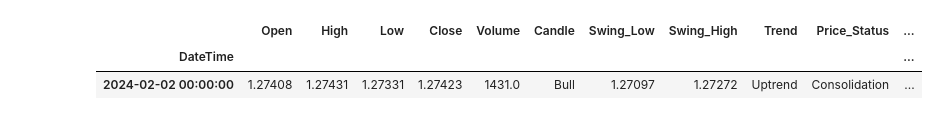
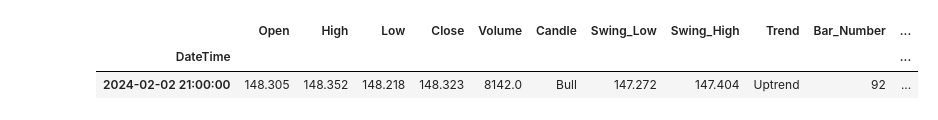
Before and after one commit to jsacap/trading_sandbox, a Jupyter notebook: trend_tracing.ipynb, the cells around one changed output. Saved outputs shown, nothing was run; the diff lists cells and outputs as text; code cells hidden in the pictures.

```diff
--- a/trend_tracing.ipynb
+++ b/trend_tracing.ipynb
@@ -20,12 +22,12 @@ df = yf.download(ticker, period="1y", interval="1h")
 # , delimiter='\t', names=['Open', 'High', 'Low', 'Close', 'Volume'], header=0
 
 # Darwinex spreadsheet
-df = pd.read_csv('../Data/Darwinex/GBPUSD60.csv', header=None, names=['Date', 'Time', 'Open', 'High', 'Low', 'Close', 'Volume'])
+df = pd.read_csv('../Data/Darwinex/USDJPY60.csv', header=None, names=['Date', 'Time', 'Open', 'High', 'Low', 'Close', 'Volume'])
 df['DateTime'] = pd.to_datetime(df['Date'] + ' ' + df['Time'])
 df.set_index('DateTime', inplace=True)
 df.drop(columns=['Date', 'Time'], inplace=True)
 # %%
-df = df.iloc[-500:]
+df = df.iloc[-250:]
 # %%
 # fig = go.Figure(data=[go.Candlestick(x=df.index,
 #                 open=df.Open,
@@ -198,8 +213,8 @@ else:
     print("Each row of the 'Trend' column contains only one trend.")
 # %%
 # Get the row based on the bar number
-df[df['Bar_Number'] == 200]
+df[df['Bar_Number'] == 92]
 # %% [output]
-|  | Open | High | Low | Close | Volume | Candle | Swing_Low | Swing_High | Trend | Price_Status | ... |
+|  | Open | High | Low | Close | Volume | Candle | Swing_Low | Swing_High | Trend | Bar_Number | ... |
 | DateTime |  |  |  |  |  |  |  |  |  |  | ... |
-| 2024-02-02 00:00:00 | 1.27408 | 1.27431 | 1.27331 | 1.27423 | 1431.0 | Bull | 1.27097 | 1.27272 | Uptrend | Consolidation | ... |
+| 2024-02-02 21:00:00 | 148.305 | 148.352 | 148.218 | 148.323 | 8142.0 | Bull | 147.272 | 147.404 | Uptrend | 92 | ... |
```
Also changed, not shown: parts of 7 cells of this notebook, 2 other files.
